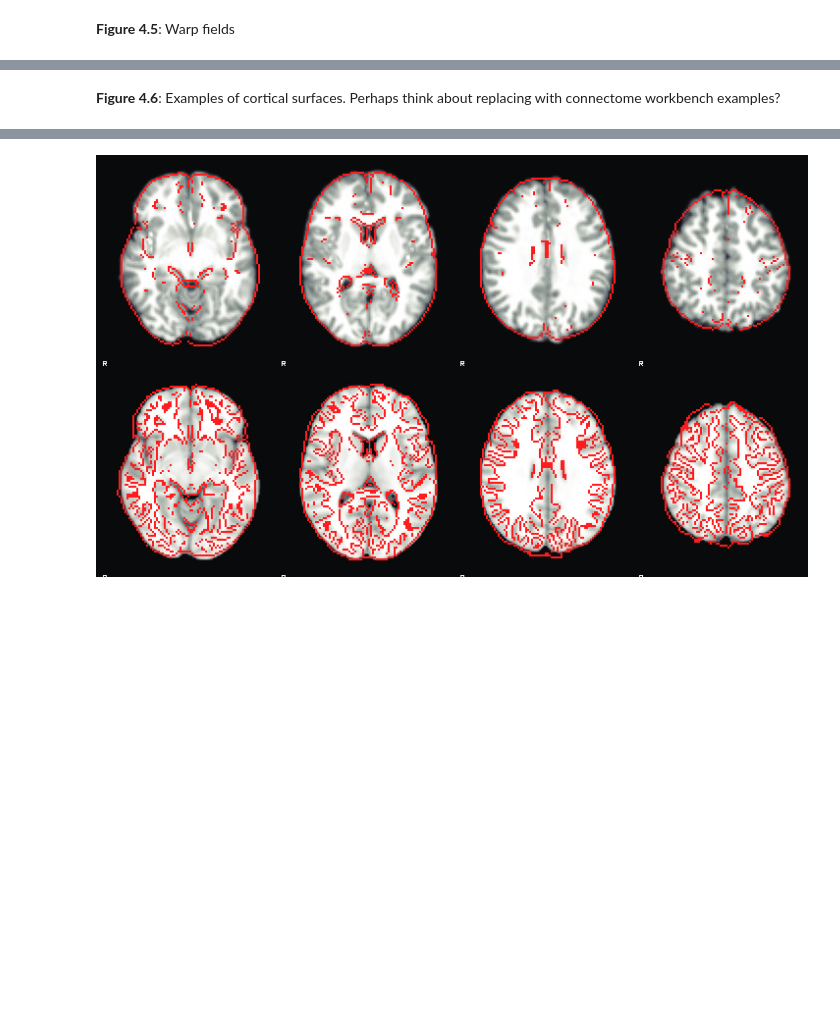
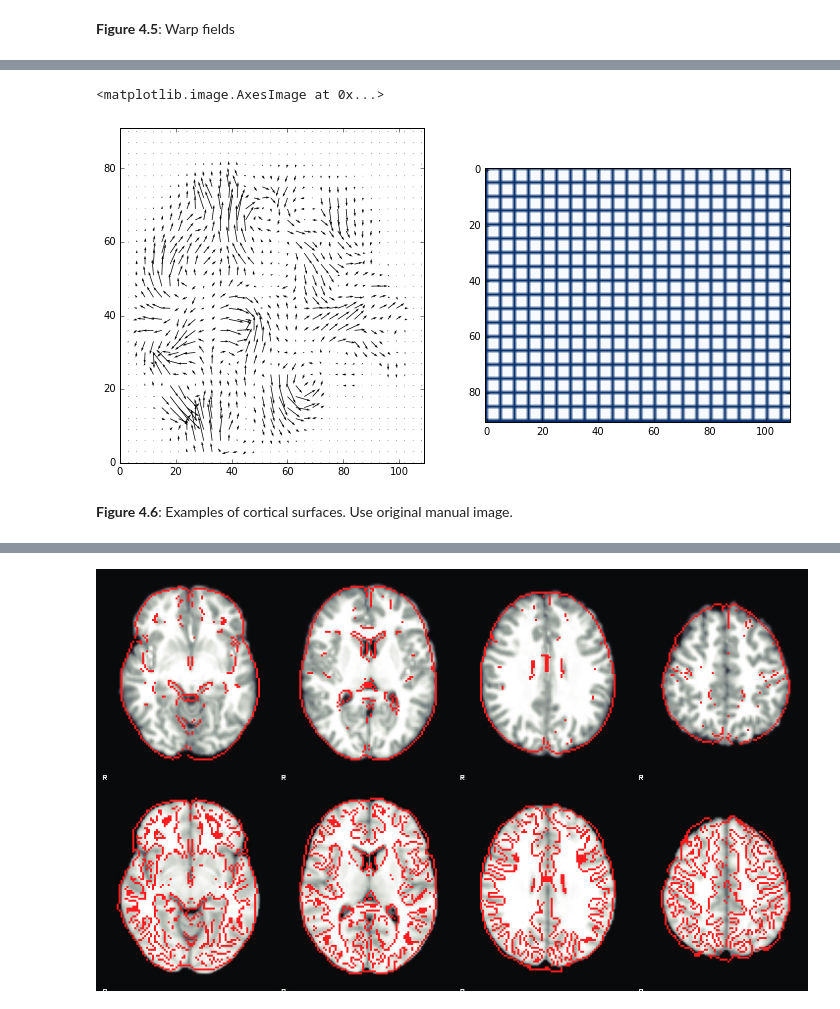
Before and after one commit to poldrack/fmri-handbook-2e-code, a Jupyter notebook: notebooks/Chapter4-SpatialNormalization/Chapter4-SpatialNormalization.ipynb, the cells around one changed output, grey strips where cells are left out. Saved outputs shown, nothing was run; the diff lists cells and outputs as text; code cells hidden in the pictures; blank space fills up the shorter version.

```diff
--- a/notebooks/Chapter4-SpatialNormalization/Chapter4-SpatialNormalization.ipynb
+++ b/notebooks/Chapter4-SpatialNormalization/Chapter4-SpatialNormalization.ipynb
@@ -33,9 +40,9 @@ WImage(filename=os.path.join(config.orig_figuredir,'Figure_4_1.pdf'))
 __Figure 4.2__: Bias field correction
 # %%
 fig=plt.figure(figsize=(12,6))
-orig=nibabel.load(config.data['T1'])
+orig=nibabel.load(config.data['ds031']['T1'])
 origdata=orig.get_data()
-bc=nibabel.load(config.data['T1_bc'])
+bc=nibabel.load(config.data['ds031']['T1_bc'])
 bc_data=bc.get_data()
 diff=origdata - bc_data
 diffimg=nibabel.Nifti1Image(diff,orig.get_affine(),orig.get_header())
@@ -63,4 +70,6 @@ plt.yticks([])
 plt.title('Difference',fontsize=18)
 #nilearn.plotting.plot_anat(diffimg,display_mode='z',axes=ax3,
 #                        cut_coords=[40],annotate=False)
+
+plt.savefig(os.path.join(config.figuredir,'Figure_4_2.'+config.img_format),format=config.img_format,dpi=1200)
 # %% [output]
@@ -87,3 +136,54 @@ WImage(filename=os.path.join(config.orig_figuredir,'Figure_4_5.pdf'))
+# %%
+# first let's convert an ANTs warp field into nifti images using c3d
+warpfile=os.path.join(config.data['ds005']['datadir'],
+                    'derivatives/ants/composite_transform/_subject_id_sub-01/transformComposite.h5')
+warpedfile=os.path.join(config.data['ds005']['datadir'],
+                    'derivatives/ants/warped_image/_subject_id_sub-01/transform_Warped.nii.gz')
+warpedimg=nibabel.load(warpedfile).get_data()
+
+warphdf=h5py.File(warpfile)
+warp=numpy.array(warphdf['/']['TransformGroup']['5']['TranformParameters']).reshape((91,109,91,3))
+slicenum=48
+warpslice=warp[:,:,slicenum,0:2]
+X,Y = numpy.meshgrid(range(warpslice.shape[1]),range(warpslice.shape[0]))
+
+fig=plt.figure(figsize=(12,6))
+ax = plt.subplot2grid((1,2), (0,0))
+
+ax.quiver(X[::3, ::3],Y[::3, ::3],warpslice[...,0][::3, ::3],warpslice[...,1][::3, ::3],
+          color='black')
+ax.axis([0,109,0,91])
+
+# TBD: create warped grid
+grid=numpy.ones(warpslice.shape[:2])
+for i in range(0,91,5):
+    grid[i,:]=0
+for j in range(0,109,5):
+    grid[:,j]=0
+
+ax = plt.subplot2grid((1,2), (0,1))
+
+
+warpedgrid=numpy.zeros(grid.shape)
+gridspots=numpy.where(grid<1)
+gridwarp=warpslice[gridspots]
+
+newgridspots=(numpy.zeros(gridspots[0].shape).astype('int'),numpy.zeros(gridspots[1].shape).astype('int'))
+for i in range(len(gridspots[0])):
+    x=gridspots[0][i]
+    y=gridspots[1][i]
+    newgridspots[0][i]=x
+    newgridspots[1][i]=y
+
+
+
+
+warpedgrid[newgridspots]=1
+ax.imshow(warpedimg[:,:,slicenum],cmap='gray')
+ax.imshow(warpedgrid,cmap='Blues')
+# %% [output]
+<matplotlib.image.AxesImage at 0x...>
+[figure, added]
 # %% [markdown]
-__Figure 4.6__: Examples of cortical surfaces.  Perhaps think about replacing with connectome workbench examples?
+__Figure 4.6__: Examples of cortical surfaces. Use original manual image.
 # %%
```
Also changed, not shown: parts of 25 cells of this notebook.
